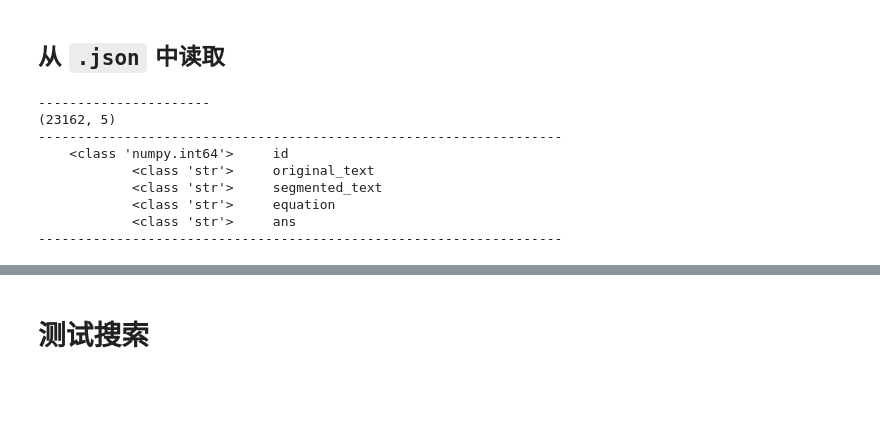
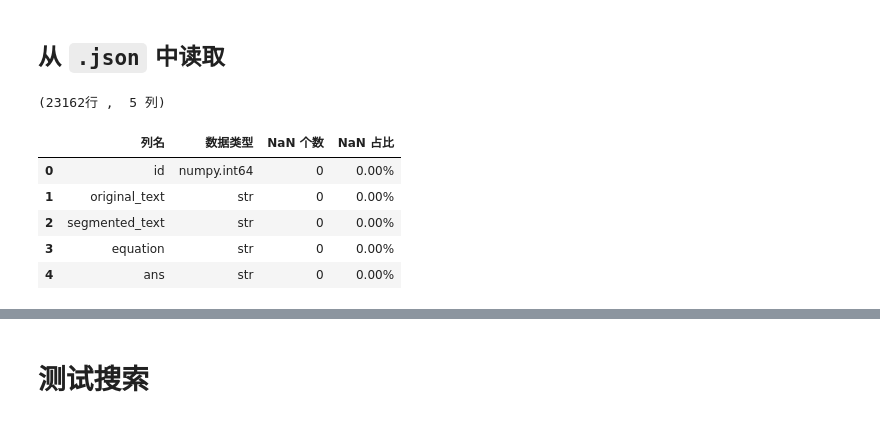
Before and after one commit to haitao9833/haitaoPython, a Jupyter notebook: file_Tool_Test.ipynb, the cells around one changed output, grey strips where cells are left out. Drawn from its saved outputs; the diff is of its cells as text; code cells hidden in the pictures; blank space fills up the shorter version.

```diff
--- a/file_Tool_Test.ipynb
+++ b/file_Tool_Test.ipynb
@@ -214,19 +212,17 @@ data
 # %%
 # 读取
 # 因为 ans 列有些为 '...%' 百分数形式，所以也为 String 类型
 
 data  = read_json(r'data\Math23K.json')
-cols = allCols(data)
+cols = allCol(data)
 # %% [output]
-----------------------
-(23162, 5)
--------------------------------------------------------------------
-    <class 'numpy.int64'>     id
-            <class 'str'>     original_text
-            <class 'str'>     segmented_text
-            <class 'str'>     equation
-            <class 'str'>     ans
--------------------------------------------------------------------
+(23162行 ,  5 列)
+|  | 列名 | 数据类型 | NaN 个数 | NaN 占比 |
+| 0 | id | numpy.int64 | 0 | 0.00% |
+| 1 | original_text | str | 0 | 0.00% |
+| 2 | segmented_text | str | 0 | 0.00% |
+| 3 | equation | str | 0 | 0.00% |
+| 4 | ans | str | 0 | 0.00% |
 # %%
 data.iloc[[6]]
 # %% [output]
```
Also changed, not shown: parts of 30 cells of this notebook, 10 other files.
